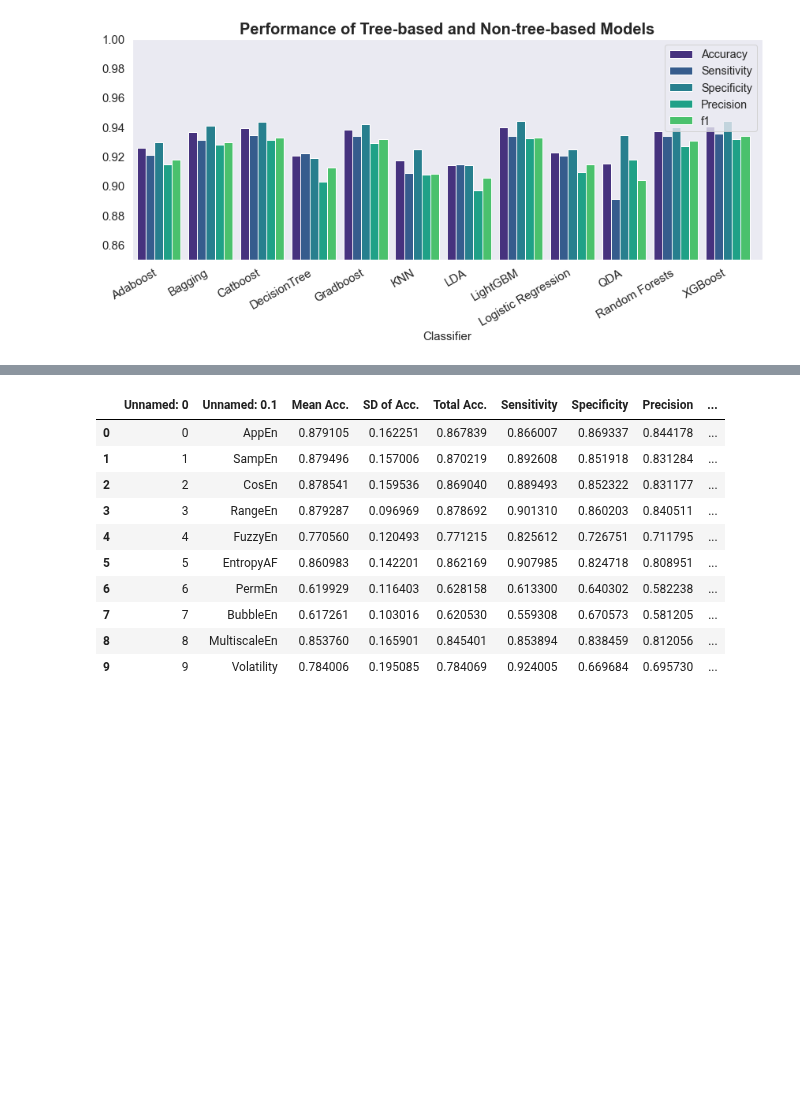
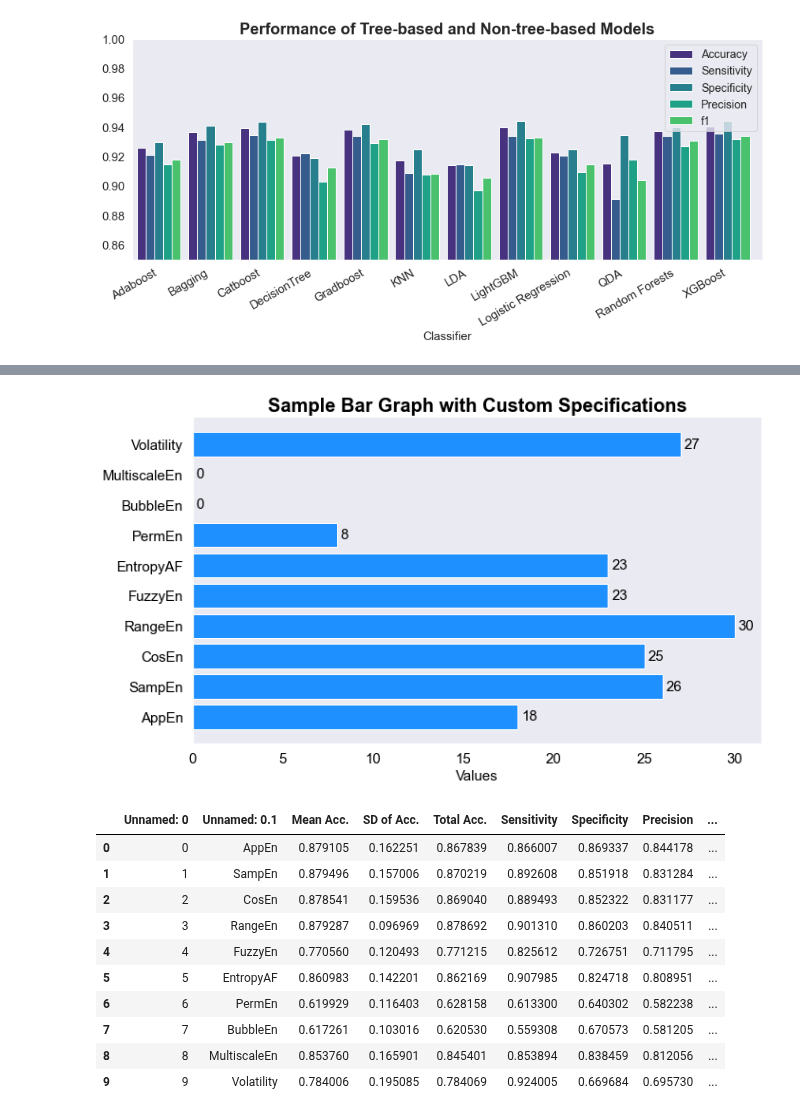
Before and after one commit to NNLUliskey/svsm_ml_2022, a Jupyter notebook: results graph generation.ipynb, the cells around one changed output, grey strips where cells are left out. Drawn from its saved outputs; the diff is of its cells as text; code cells hidden in the pictures; blank space fills up the shorter version.

```diff
--- a/results graph generation.ipynb
+++ b/results graph generation.ipynb
@@ -181,3 +176,39 @@ plt.show()
+# %%
+import pandas as pd
+import matplotlib.pyplot as plt
+import seaborn as sns
+
+df = pd.read_csv('new-individual-features/Rank_Counts_Top5.csv')
+
+# Set the Arial font for all text elements
+plt.rcParams['font.family'] = 'Arial'
+
+# Create the horizontal bar chart
+plt.figure(figsize=(10, 6))
+bars = plt.barh(df['Labels'], df['Values'], color='dodgerblue')
+
+# Set plot properties
+plt.xlabel('Values', fontsize=15, color='black')
+plt.title('Sample Bar Graph with Custom Specifications', fontsize=20, fontweight='bold', color='black')
+
+# Add the values on top of the bars
+for bar in bars:
+    plt.text(bar.get_width() + 0.2, bar.get_y() + bar.get_height() / 2, str(int(bar.get_width())), ha='left', va='center', fontsize=15, color='black')
+
+# Remove the top and right spines
+plt.gca().spines['top'].set_visible(False)
+plt.gca().spines['right'].set_visible(False)
+plt.grid(False)
+
+# Set the tick label font size to 15 and color to white
+plt.xticks(fontsize=15, color='black')
+plt.yticks(fontsize=15, color='black')
+
+# Show the plot
+plt.tight_layout()
+plt.show()
+# %% [output]
+[figure, added]
 # %%
 individual_lightgbm_df = pd.read_csv("new-individual-features/LightGBM.csv")
 individual_catboost_df = pd.read_csv("new-individual-features/Catboost.csv")
```
Also changed, not shown: parts of 1 cell of this notebook.
